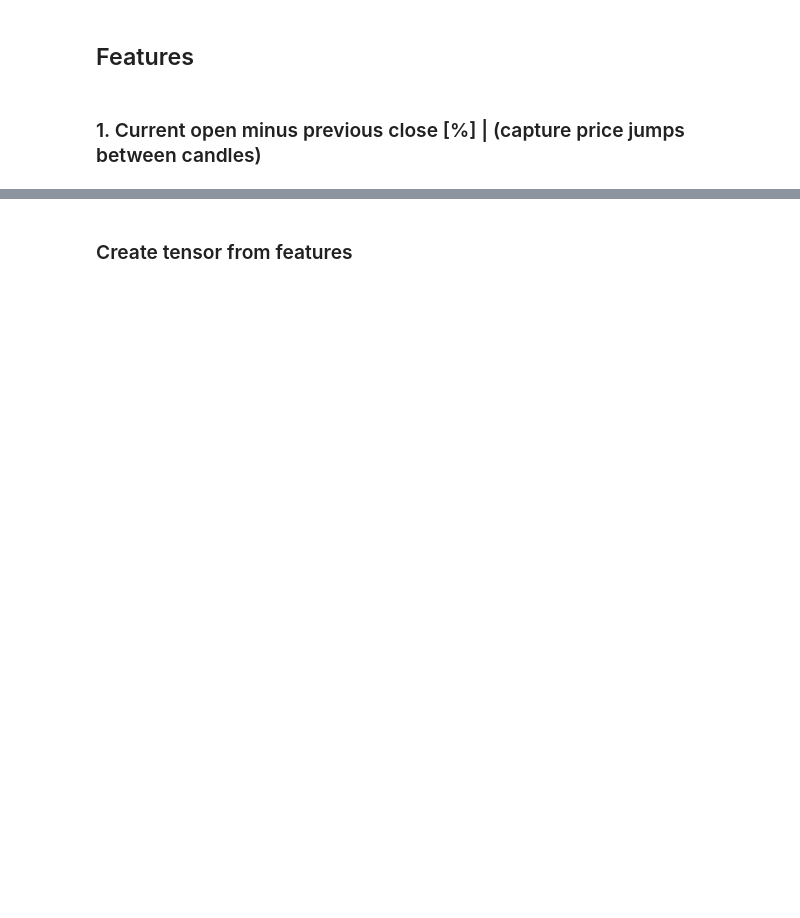
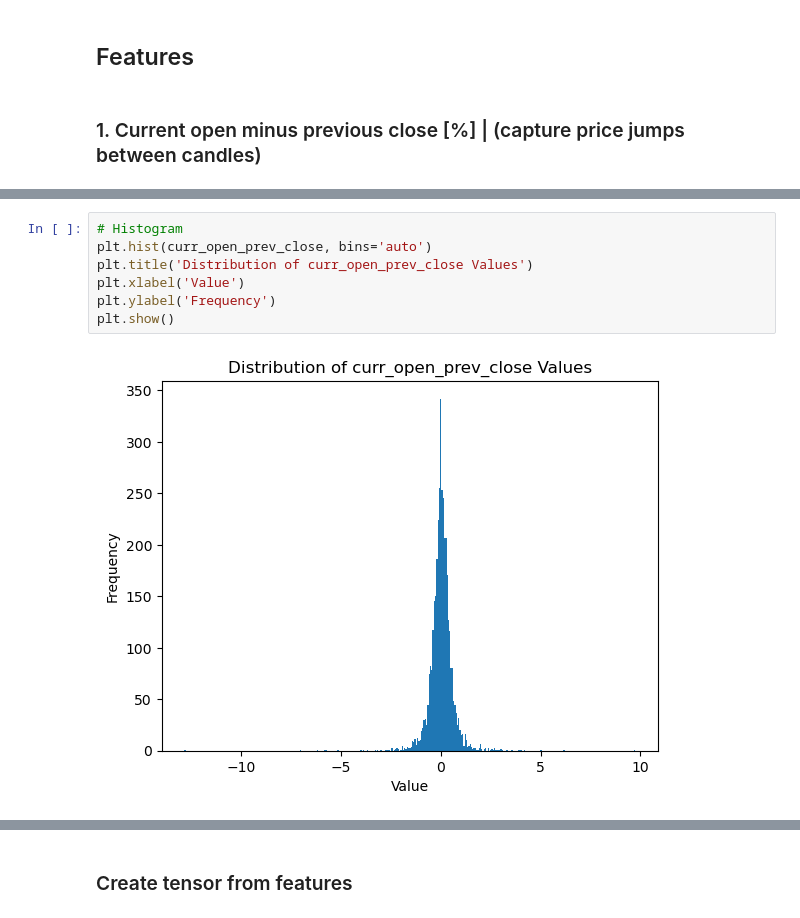
Before and after one commit to Frederik135/NN_Forecasting, a Jupyter notebook: preprocessing.ipynb, the cells around one changed output, grey strips where cells are left out. Cells and saved outputs as stored; diff of their text form; blank space fills up the shorter version.

```diff
--- a/preprocessing.ipynb
+++ b/preprocessing.ipynb
@@ -529,0 +152,9 @@ features_df
+# %%
+# Histogram
+plt.hist(curr_open_prev_close, bins='auto')
+plt.title('Distribution of curr_open_prev_close Values')
+plt.xlabel('Value')
+plt.ylabel('Frequency')
+plt.show()
+# %% [output]
+[figure, added]
```
Also changed, not shown: parts of 96 cells of this notebook, 1 other file.
